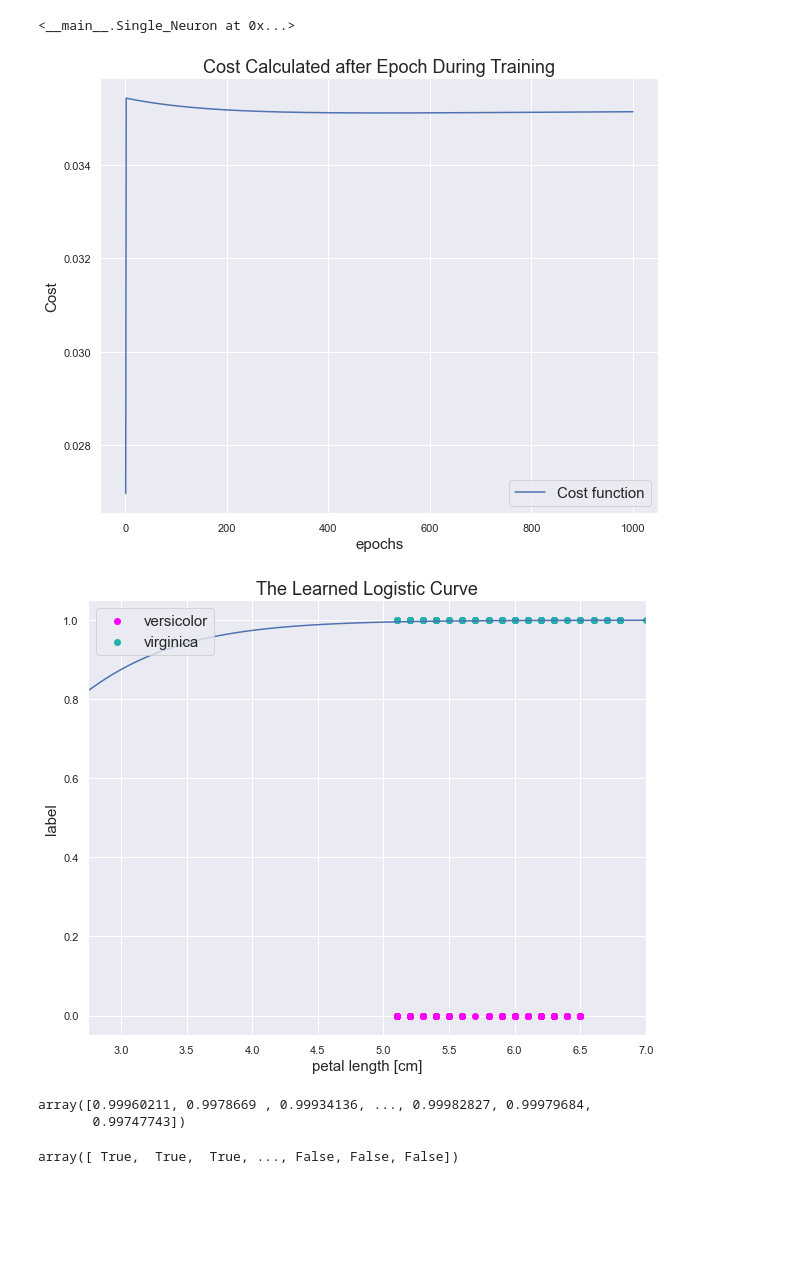
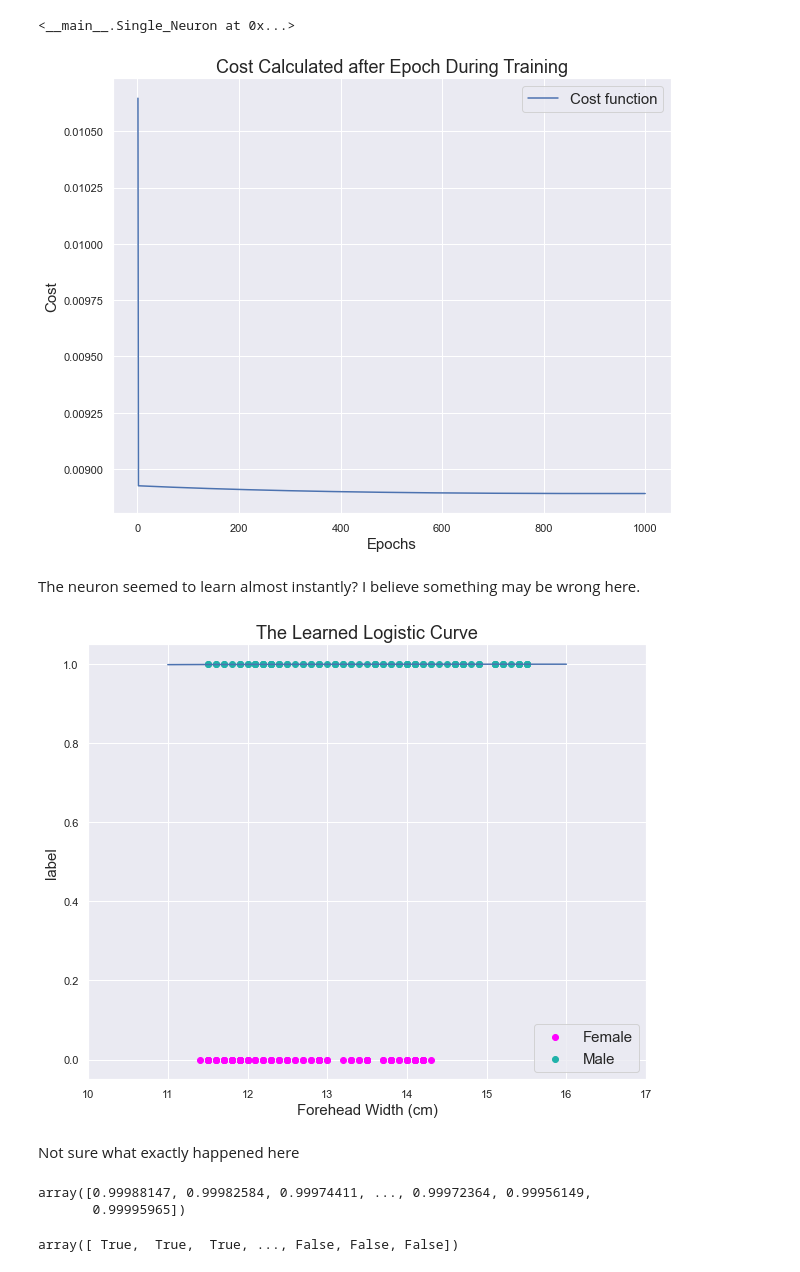
Before and after one commit to rjxgonzalez/INDE_577_Data-Science-and-Machine-Learning-, a Jupyter notebook: Supervised Learning/Classification/Logistic Regression/Logistic Regression.ipynb, the cells around one changed output. Cells and saved outputs as stored; diff of their text form; code cells hidden in the pictures; blank space fills up the shorter version.

```diff
--- a/Supervised Learning/Classification/Logistic Regression/Logistic Regression.ipynb
+++ b/Supervised Learning/Classification/Logistic Regression/Logistic Regression.ipynb
@@ -227,7 +227,7 @@ class Single_Neuron(object): # class used to represent a single artificial neuro
         axs.plot(range(1, len(self.errors_) + 1),
                 self.errors_,
                 label = "Cost function")
-        axs.set_xlabel("epochs", fontsize = 15)
+        axs.set_xlabel("Epochs", fontsize = 15)
         axs.set_ylabel("Cost", fontsize = 15)
         axs.legend(fontsize = 15)
         axs.set_title("Cost Calculated after Epoch During Training", fontsize = 18)
@@ -250,45 +250,50 @@ def cross_entropy_loss(y_hat, y):
     return - y*np.log(y_hat) - (1 - y)*np.log(1 - y_hat)
 
 node = Single_Neuron(sigmoid, cross_entropy_loss)
-X = data["Forehead Height (cm)"].iloc[50:].values # Storing the desired feature measurements in the matrix X
 
+X = data["Forehead Width (cm)"].iloc[0:].values # Storing the desired feature measurements in the matrix X
 X = X.reshape(-1, 1)
-y = np.where(data.iloc[50:].Gender == "Female", 0, 1)
+y = np.where(data.iloc[0:].Gender == "Female", 0, 1)  # wherever y = "Female", it will become 0, and 1 otherwise
 
-node.train(X, y, alpha = 0.01, epochs = 1_000)
+node.train(X, y, alpha = 0.01, epochs = 1000)
 # %% [output]
 <__main__.Single_Neuron at 0x...>
 # %%
 node.plot_cost_function()
 plt.show()
 # %% [output]
-[figure, old version]
+[figure, new version]
+# %% [markdown]
+The neuron seemed to learn almost instantly? I believe something may be wrong here.
 # %%
 plt.figure(figsize = (10, 8))
-plt.xlim((2.75, 7 ))
-plt.scatter(female_h,
+plt.xlim((10, 17))
+plt.scatter(female_w,
             np.zeros(100),
             color = "magenta",
-            label = "versicolor")
-plt.scatter(male_h,
+            label = "Female")
+plt.scatter(male_w,
             np.ones(100),
             color = "lightseagreen",
-            label = "virginica")
+            label = "Male")
 
-domain = np.linspace(2.75, 7, 100)
+domain = np.linspace(11, 16, 100)
+
 plt.plot(domain, node.predict(domain.reshape(-1, 1)))
-plt.xlabel("petal length [cm]", fontsize = 15)
+plt.xlabel("Forehead Width (cm)", fontsize = 15)
 plt.ylabel("label", fontsize = 15)
-plt.legend(fontsize = 15, loc = "upper left")
+plt.legend(fontsize = 15, loc = "lower right")
 plt.title("The Learned Logistic Curve", fontsize = 18)
 plt.show()
 # %% [output]
-[figure, old version]
+[figure, new version]
+# %% [markdown]
+Not sure what exactly happened here
 # %%
 node.predict(X)
 # %% [output]
-array([0.99960211, 0.9978669 , 0.99934136, ..., 0.99982827, 0.99979684,
-       0.99747743])
+array([0.99988147, 0.99982584, 0.99974411, ..., 0.99972364, 0.99956149,
+       0.99995965])
 # %%
 np.rint(node.predict(X)) != y
 # %% [output]
```
Also changed, not shown: parts of 2 cells of this notebook.
